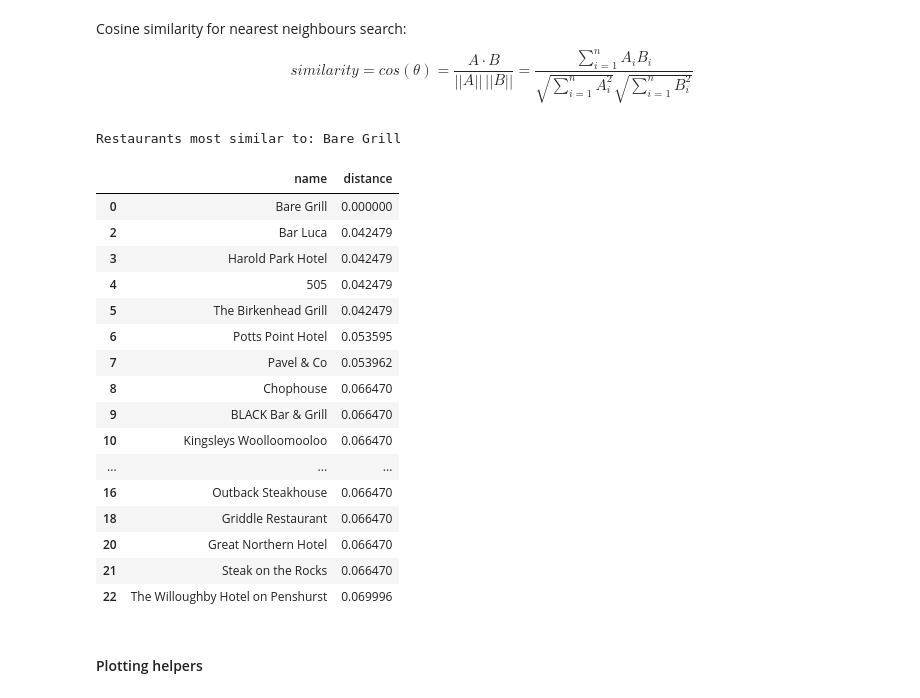
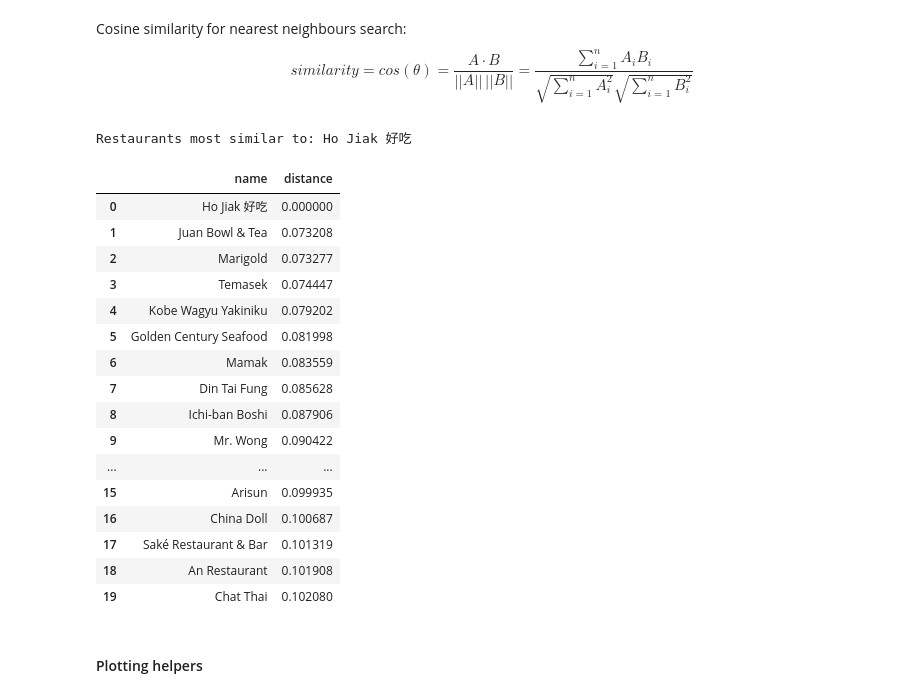
Before and after one commit to Z-an/BERT_zomato, a Jupyter notebook: bert_embeddings.ipynb, the cells around one changed output. Cells and saved outputs as stored; diff of their text form; code cells hidden in the pictures.

```diff
--- a/bert_embeddings.ipynb
+++ b/bert_embeddings.ipynb
@@ -36,0 +54,3 @@ len(zomatoPreprocess(CITY)[0])
+# %%
+c, u, n = zomatoPreprocess(CITY)
+c
@@ -61,43 +86,44 @@ def stack(embeddings,stacked=[],n=0):
 
 
 
-def __bagofBERTs(restaurants,berts):
+def __bagofBERTs(restaurants,urls,berts):
 
     output = []
-
-    for restaurant,(cuisines,embeddings) in zip(restaurants,berts):
+    x = list(zip(restaurants,urls))
+    for (restaurant,url),(cuisines,embeddings) in zip(x,berts):
         embedding = stack(embeddings)
-        output += [(restaurant,cuisines,embedding)]
+        output += [(restaurant,url,cuisines,embedding)]
 
     return output
 
 
 
-def getEmbeddings(n_restaurants=None,city=CITY):
+def getEmbeddings(n_restaurants=None,city=CITY,cuisines=True):
 
     print('Cleaning Zomato data for {}.\n'.format(city))
-    cuisines, names = zomatoPreprocess(CITY.lower())
+    cuisines, urls, names = zomatoPreprocess(CITY.lower(),cuisines=cuisines)
 
     if n_restaurants == None: n_restaurants = len(cuisines)
 
     print('Retrieving BERT sentence representations for {} restuarants...\n'.format(n_restaurants))
     __bert_embedding = BertEmbedding(model='bert_12_768_12')
     __berts = __bert_embedding(cuisines[:n_restaurants])
-    bagofembeddings = __bagofBERTs(names, __berts)
+    bagofembeddings = __bagofBERTs(names, urls, __berts)
 
     print('Complete.')
 
-    filtrd = [(n,c,e) for n,c,e
+    filtrd = [(n,u,c,e) for n,u,c,e
               in bagofembeddings
                   if len(e.shape)>0]
 
-    cuisines = [c for n,c,e in filtrd]
-    embeds = [e for n,c,e in filtrd]
-    names = [n for n,c,e in filtrd]
+    cuisines = [c for n,u,c,e in filtrd]
+    embeds = [e for n,u,c,e in filtrd]
+    names = [n for n,u,c,e in filtrd]
+    urls = [u for n,u,c,e in filtrd]
 
-    return names,cuisines,embeds,bagofembeddings
+    return names,cuisines,urls,embeds,bagofembeddings
 # %%
-names, cuisines, embeds, bag = getEmbeddings()
+names, cuisines, urls, embeds, bag = getEmbeddings(n_restaurants=100,cuisines=False)
 # %% [output]
 Cleaning Zomato data for sydney.
 
@@ -168,28 +194,28 @@ def nearest_neighbours(embeddings,from_index=None,from_name=None,names=names,to_
 
     return from_name,nn
 # %%
-restaurant, nn = nearest_neighbours(embeds,8)
+restaurant, nn = nearest_neighbours(embeds,3)
 print('Restaurants most similar to:',restaurant,'\n')
 nn.head(20)
 # %% [output]
-Restaurants most similar to: Bare Grill
+Restaurants most similar to: Ho Jiak 好吃
 |  | name | distance |
-| 0 | Bare Grill | 0.000000 |
-| 2 | Bar Luca | 0.042479 |
-| 3 | Harold Park Hotel | 0.042479 |
-| 4 | 505 | 0.042479 |
-| 5 | The Birkenhead Grill | 0.042479 |
-| 6 | Potts Point Hotel | 0.053595 |
-| 7 | Pavel & Co | 0.053962 |
-| 8 | Chophouse | 0.066470 |
-| 9 | BLACK Bar & Grill | 0.066470 |
-| 10 | Kingsleys Woolloomooloo | 0.066470 |
+| 0 | Ho Jiak 好吃 | 0.000000 |
+| 1 | Juan Bowl & Tea | 0.073208 |
+| 2 | Marigold | 0.073277 |
+| 3 | Temasek | 0.074447 |
+| 4 | Kobe Wagyu Yakiniku | 0.079202 |
+| 5 | Golden Century Seafood | 0.081998 |
+| 6 | Mamak | 0.083559 |
+| 7 | Din Tai Fung | 0.085628 |
+| 8 | Ichi-ban Boshi | 0.087906 |
+| 9 | Mr. Wong | 0.090422 |
 | ... | ... | ... |
-| 16 | Outback Steakhouse | 0.066470 |
-| 18 | Griddle Restaurant | 0.066470 |
-| 20 | Great Northern Hotel | 0.066470 |
-| 21 | Steak on the Rocks | 0.066470 |
-| 22 | The Willoughby Hotel on Penshurst | 0.069996 |
+| 15 | Arisun | 0.099935 |
+| 16 | China Doll | 0.100687 |
+| 17 | Saké Restaurant & Bar | 0.101319 |
+| 18 | An Restaurant | 0.101908 |
+| 19 | Chat Thai | 0.102080 |
 # %%
 df = pd.DataFrame(embeds,columns=['emb'+str(n) for n in range(len(embeds[0]))])
 df['name'] = names
```
Also changed, not shown: parts of 8 cells of this notebook, 13 other files.
